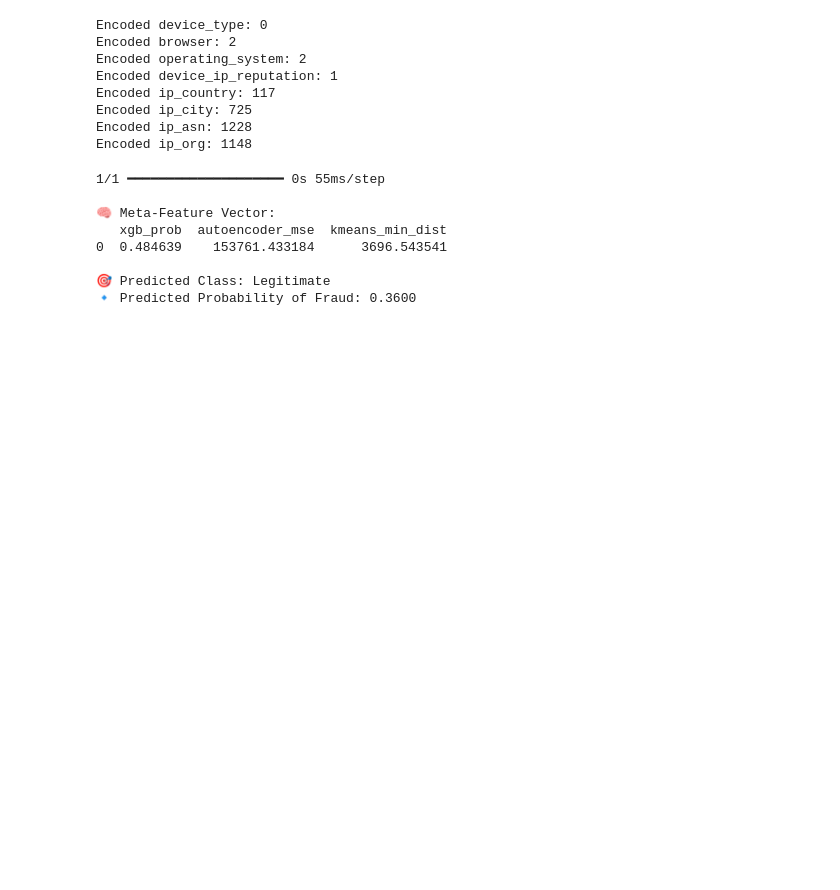
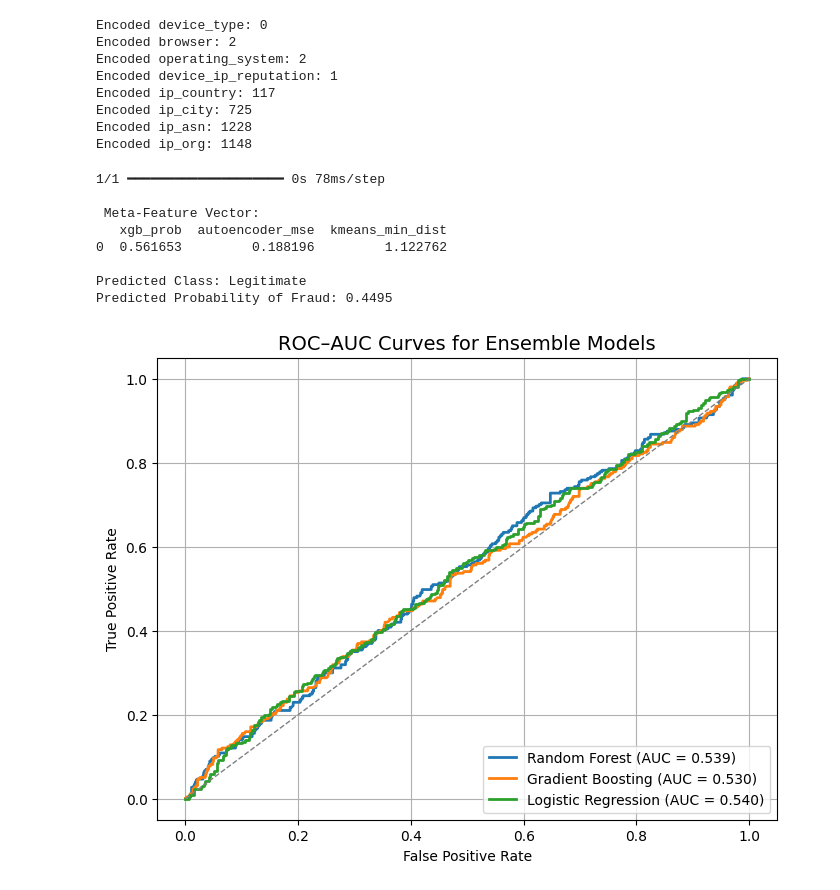
Before and after one commit to achintha-alahakoon/Fraud-Detection, a Jupyter notebook: backend/Ensemble_Model/ensemble_stacking_model.ipynb, the cells around one changed output. Drawn from its saved outputs; the diff is of its cells as text; code cells hidden in the pictures; blank space fills up the shorter version.

Commit message:
Modified Ensemble Model

```diff
--- a/backend/Ensemble_Model/ensemble_stacking_model.ipynb
+++ b/backend/Ensemble_Model/ensemble_stacking_model.ipynb
@@ -712,17 +536,15 @@ SVM (RBF)                : 0.3580
 | **Gradient Boosting**   | 0.535           | 0.51             | 0.36         | Similar to LR, but slightly worse recall                                                                              |
 | **SVM (RBF)**           | 0.358           | 0.84             | 0.40         | **Highest fraud recall**, F1 slightly better than RF, very low overall accuracy (predicts most non-fraud incorrectly) |
 # %%
+# save Gradient Boosting model instead
 import pickle
-
-# If Gradient Boosting pipeline used, find it in results loops. For simplicity we'll train a final pipeline here
-final_model = RandomForestClassifier(random_state=42)
+final_model = GradientBoostingClassifier(n_estimators=200, learning_rate=0.05, max_depth=3, random_state=42)
 final_pipe = ImbPipeline([('smote', SMOTE()), ('clf', final_model)])
 final_pipe.fit(X_train_meta, y_train_meta)
 
-
-# Save the previously trained Random Forest model
-with open('final_rf_pipeline.pkl', 'wb') as f:
+# Save the previously trained Gradient Boosting model
+with open('final_gb_pipeline.pkl', 'wb') as f:
     pickle.dump(final_pipe, f)
 
-print("✅ Random Forest model saved as 'final_rf_pipeline.pkl'")
+print("✅ Gradient Boosting model saved as 'final_gb_pipeline.pkl'")
 # %% [output]
@@ -835,29 +657,29 @@ else:
     ).astype(int)
 
 # --- Scale numeric features ---
-example_df[numeric_cols] = scaler.transform(example_df[numeric_cols].fillna(0))
+example_df[numeric_cols] = scaler.fit_transform(example_df[numeric_cols].fillna(0))
 example_df = example_df[numeric_cols]  # reorder columns
 
 # --- Generate base model outputs ---
-# 1️⃣ XGBoost probability
+# XGBoost probability
 xgb_prob = xgb_model.predict_proba(example_df)[:, 1][0]
 
-# 2️⃣ Autoencoder reconstruction error
+# Autoencoder reconstruction error
 reconstructed = autoencoder_model.predict(example_df)
 autoencoder_mse = np.mean(np.power(example_df.values - reconstructed, 2), axis=1)[0]
 
-# 3️⃣ KMeans distance to nearest cluster
+# KMeans distance to nearest cluster
 distances = kmeans_model.transform(example_df)
 kmeans_min_dist = np.min(distances, axis=1)[0]
 
-# --- Combine into meta-feature vector ---
+# Combine into meta-feature vector
 meta_features_input = pd.DataFrame([{
     "xgb_prob": xgb_prob,
     "autoencoder_mse": autoencoder_mse,
     "kmeans_min_dist": kmeans_min_dist
 }])
 
-# --- Predict using saved Random Forest meta-model ---
+# Predict using saved Random Forest meta-model
 predicted_label = meta_model.predict(meta_features_input)[0]
 predicted_prob = (
     meta_model.predict_proba(meta_features_input)[0, 1]
@@ -865,18 +687,54 @@ predicted_prob = (
     else None
 )
 
-# --- Output Results ---
-print("\n🧠 Meta-Feature Vector:")
+print("\n Meta-Feature Vector:")
 print(meta_features_input)
-print("\n🎯 Predicted Class:", "Fraudulent" if predicted_label == 1 else "Legitimate")
+print("\nPredicted Class:", "Fraudulent" if predicted_label == 1 else "Legitimate")
 if predicted_prob is not None:
-    print(f"🔹 Predicted Probability of Fraud: {predicted_prob:.4f}")
+    print(f"Predicted Probability of Fraud: {predicted_prob:.4f}")
 # %% [output]
-1/1 ━━━━━━━━━━━━━━━━━━━━ 0s 55ms/step
+1/1 ━━━━━━━━━━━━━━━━━━━━ 0s 78ms/step
 
-🧠 Meta-Feature Vector:
+ Meta-Feature Vector:
    xgb_prob  autoencoder_mse  kmeans_min_dist
-0  0.484639    153761.433184      3696.543541
+0  0.561653         0.188196         1.122762
 
-🎯 Predicted Class: Legitimate
-🔹 Predicted Probability of Fraud: 0.3600
+Predicted Class: Legitimate
+Predicted Probability of Fraud: 0.4495
+# %%
+import matplotlib.pyplot as plt
+from sklearn.metrics import roc_curve, auc
+
+# --- ROC–AUC curves for all models ---
+plt.figure(figsize=(8, 6))
+
+for name, model in meta_model_1.items():
+    # Create pipeline again (SMOTE + model)
+    final_pipe = ImbPipeline([
+        ('smote', SMOTE(random_state=42)),
+        ('clf', model)
+    ])
+    final_pipe.fit(X_train_meta, y_train_meta)
+
+    # Get predicted probabilities for the positive class
+    y_pred_proba = final_pipe.predict_proba(X_test_meta)[:, 1]
+
+    # Compute ROC curve and AUC
+    fpr, tpr, _ = roc_curve(y_test_meta, y_pred_proba)
+    roc_auc = auc(fpr, tpr)
+
+    # Plot
+    plt.plot(fpr, tpr, lw=2, label=f'{name} (AUC = {roc_auc:.3f})')
+
+# Plot baseline
+plt.plot([0, 1], [0, 1], color='gray', lw=1, linestyle='--')
+
+# Customize the plot
+plt.title("ROC–AUC Curves for Ensemble Models", fontsize=14)
+plt.xlabel("False Positive Rate")
+plt.ylabel("True Positive Rate")
+plt.legend(loc="lower right")
+plt.grid(True)
+plt.show()
+# %% [output]
+[figure, added]
```
Also changed, not shown: parts of 10 cells of this notebook, 9 other files.
